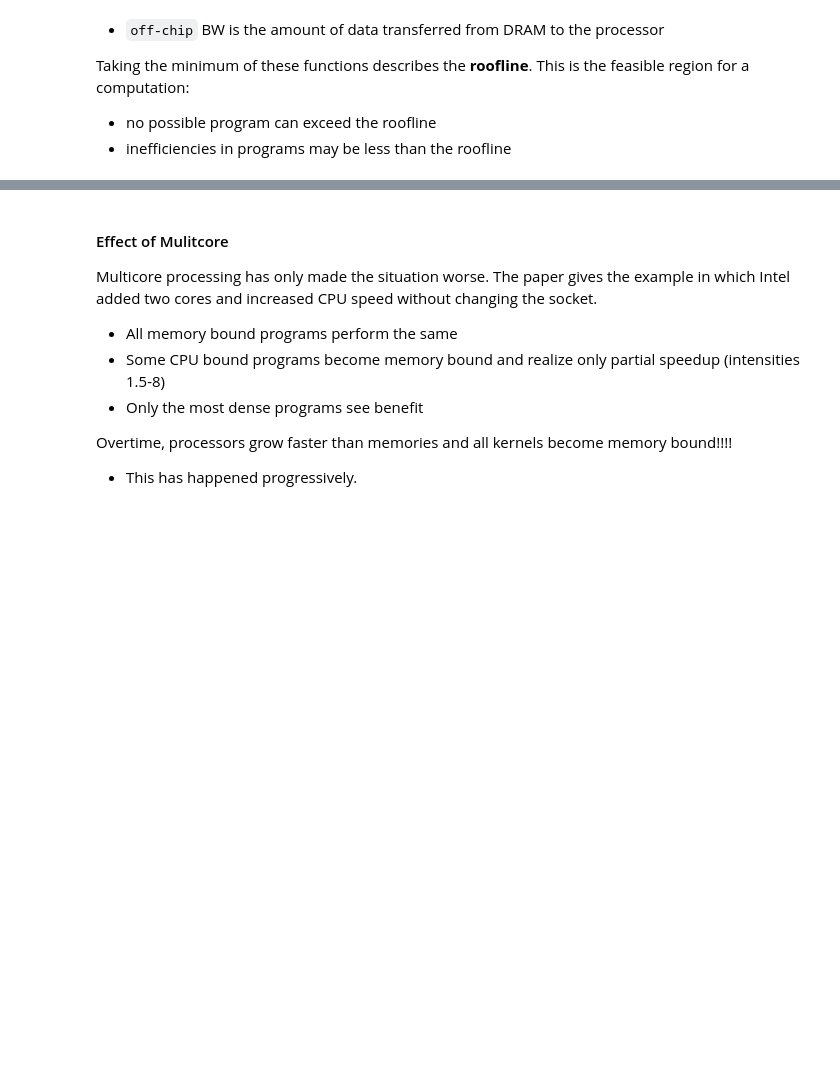
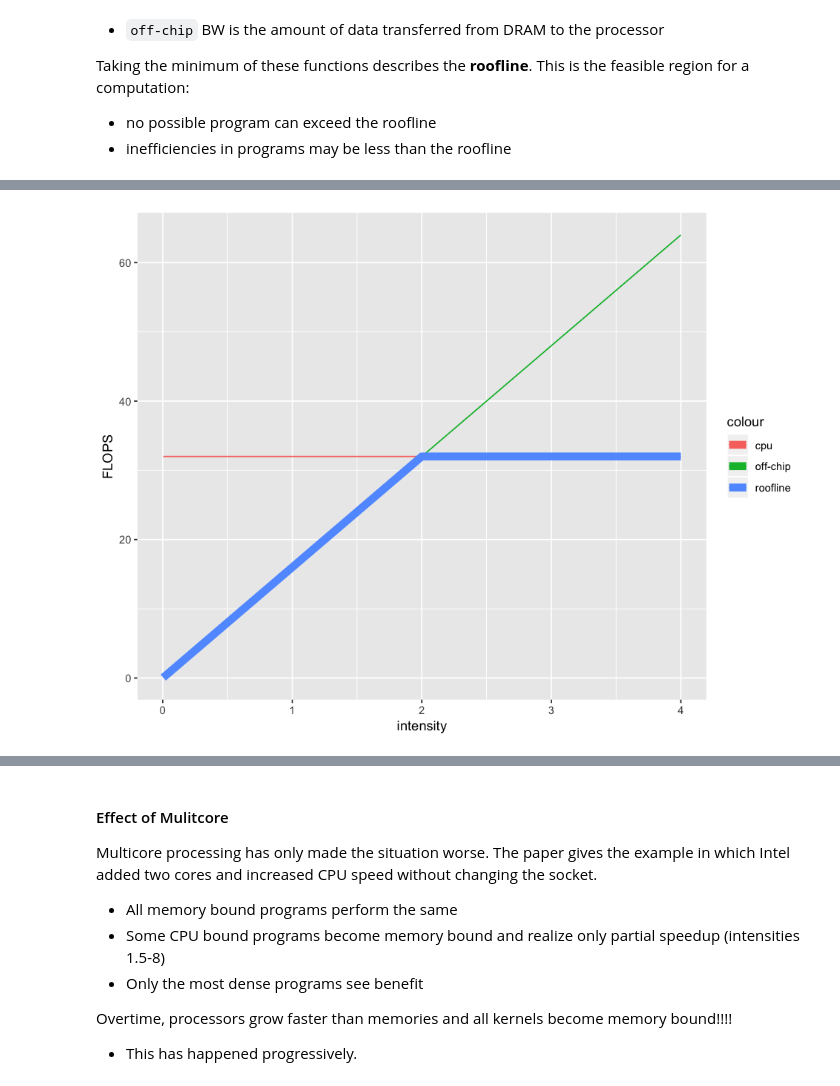
Before and after one commit to randalburns/pplectures2022, a Jupyter notebook: lectures.2021/Lec19.roofline.ipynb, the cells around one changed output, grey strips where cells are left out. Saved outputs shown, nothing was run; the diff lists cells and outputs as text; code cells hidden in the pictures; blank space fills up the shorter version.

```diff
--- a/lectures.2021/Lec19.roofline.ipynb
+++ b/lectures.2021/Lec19.roofline.ipynb
@@ -58,4 +63,22 @@ print(aplot)
 [figure]
+# %%
+library(ggplot2)
+library(repr)
+options(repr.plot.width=8, repr.plot.height=6)
+
+intensity = 2^(-8:2)
+offchip = 8 # GB/s
+flopsmax = 32 # GFLOPs
+
+memband <- data.frame(intensity, intensity * 16, flopsmax, pmin(intensity*16,flopsmax) )
+colnames(memband) <- c("intensity", "FLOPS", 'cpuFLOPS', 'Roofline')
+
+aplot <- ggplot(memband, aes(x=intensity, y=FLOPS, color="off-chip")) + geom_line() +
+            geom_line(data=memband, aes(x=intensity, y=cpuFLOPS, color="cpu")) +
+            geom_line(data=memband, aes(x=intensity, y=Roofline, color="roofline"), size=3)
+print(aplot)
+# %% [output]
+[figure, added]
 # %% [markdown]
 #### Kernels
 
```
Also changed, not shown: parts of 1 cell of this notebook, 2 other files.
